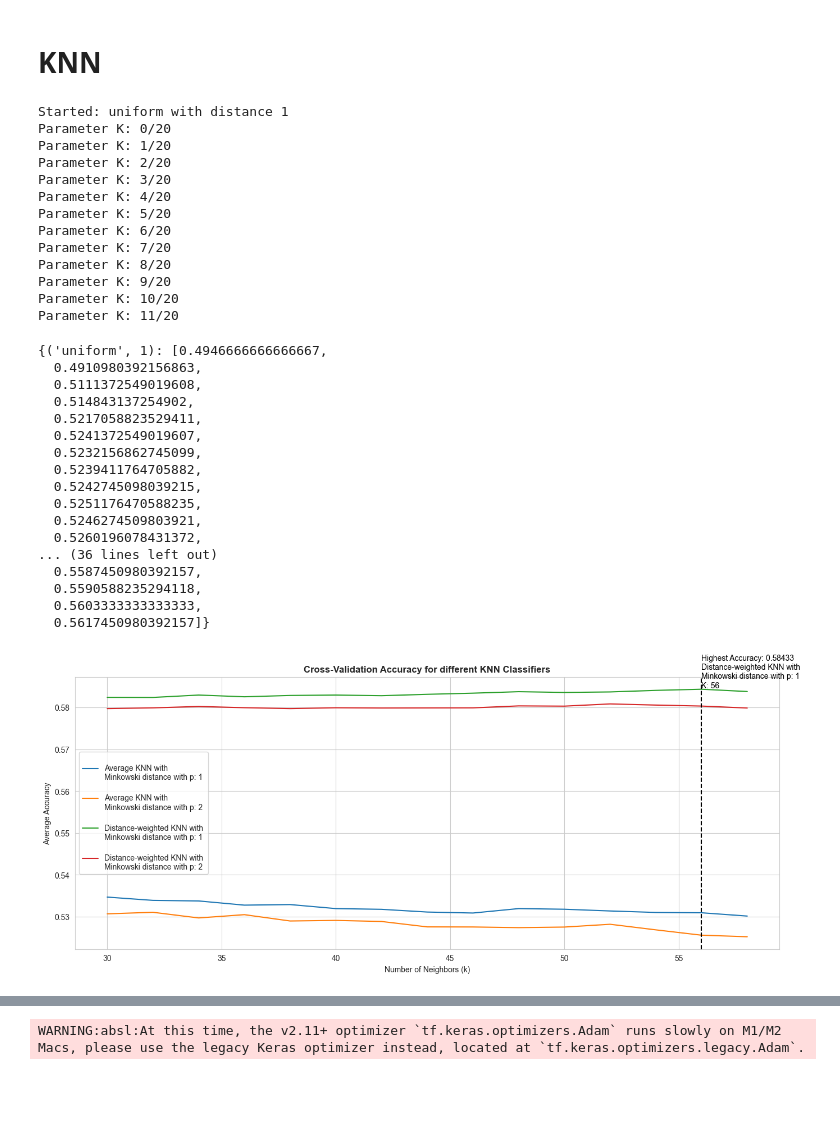
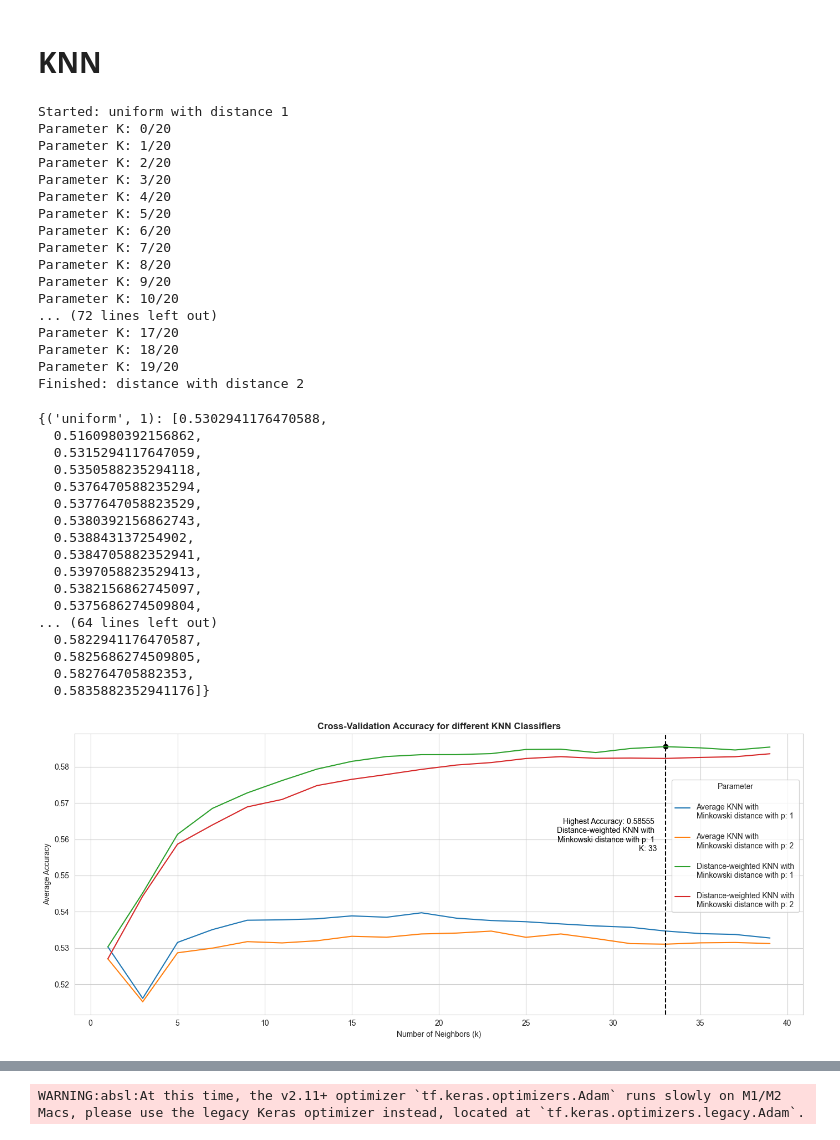
Before and after one commit to laskagrzegorz/dataScienceProject, a Jupyter notebook: 3_tests/Pre-processing.ipynb, the cells around one changed output, grey strips where cells are left out. Drawn from its saved outputs; the diff is of its cells as text; code cells hidden in the pictures; blank space fills up the shorter version.

```diff
--- a/3_tests/Pre-processing.ipynb
+++ b/3_tests/Pre-processing.ipynb
@@ -289,7 +291,7 @@ from sklearn.model_selection import KFold
 from sklearn.metrics import accuracy_score
 import numpy as np
 
-
+np.random.seed(10)
 
 def knn_cross_validation(data_x, data_y, ks=np.arange(1, 40)[::2], ps=[1, 2], weights=['uniform', 'distance']):
     """
@@ -321,7 +323,7 @@ def knn_cross_validation(data_x, data_y, ks=np.arange(1, 40)[::2], ps=[1, 2], we
                 KNN = KNeighborsClassifier(n_neighbors=parameter, weights=weight, algorithm="auto", metric="minkowski", p=p)
 
                 # Perform k-fold Cross-Validation
-                kf = KFold(n_splits=5)  # Split data into 2 folds
+                kf = KFold(n_splits=10)  # Split data into 2 folds
 
                 # List to store cross-validation scores
                 cv_scores = []
@@ -372,27 +374,31 @@ Parameter K: 7/20
 Parameter K: 8/20
 Parameter K: 9/20
 Parameter K: 10/20
-Parameter K: 11/20
+... (72 lines left out)
+Parameter K: 17/20
+Parameter K: 18/20
+Parameter K: 19/20
+Finished: distance with distance 2
 # %%
 mean_cv_scores_dict
 # %% [output]
-{('uniform', 1): [0.4946666666666667,
-  0.4910980392156863,
-  0.5111372549019608,
-  0.514843137254902,
-  0.5217058823529411,
-  0.5241372549019607,
-  0.5232156862745099,
-  0.5239411764705882,
-  0.5242745098039215,
-  0.5251176470588235,
-  0.5246274509803921,
-  0.5260196078431372,
-... (36 lines left out)
-  0.5587450980392157,
-  0.5590588235294118,
-  0.5603333333333333,
-  0.5617450980392157]}
+{('uniform', 1): [0.5302941176470588,
+  0.5160980392156862,
+  0.5315294117647059,
+  0.5350588235294118,
+  0.5376470588235294,
+  0.5377647058823529,
+  0.5380392156862743,
+  0.538843137254902,
+  0.5384705882352941,
+  0.5397058823529413,
+  0.5382156862745097,
+  0.5375686274509804,
+... (64 lines left out)
+  0.5822941176470587,
+  0.5825686274509805,
+  0.582764705882353,
+  0.5835882352941176]}
 # %%
 import matplotlib.pyplot as plt
 
@@ -427,39 +433,45 @@ def plot_mean_cv_scores_list(mean_cv_scores_dicts, titles, ks):
                     max_accuracy_k = max_mean_cv_score_k
                     max_accuracy_weight = weight
                     max_accuracy_p = p
 
                 if weight == "distance":
                     axs.plot(ks, mean_cv_scores, label=f'\nDistance-weighted KNN with \nMinkowski distance with p: {p}')
                 else:
                     axs.plot(ks, mean_cv_scores, label=f'\nAverage KNN with \nMinkowski distance with p: {p}')
 
         # Plot vertical line at the k value corresponding to the highest accuracy
         axs.axvline(x=max_accuracy_k, color='black', linestyle='--')
+
+        axs.scatter(max_accuracy_k, max_accuracy, color = "black")
         # Add text mentioning the combination and the value of the highest accuracy
         if max_accuracy_weight == "distance":
-            axs.text(max_accuracy_k , max_accuracy ,
+            axs.text(max_accuracy_k-0.5 , max_accuracy *0.95,
                       f'Highest Accuracy: {max_accuracy:.5f} \nDistance-weighted KNN with \nMinkowski distance with p: {max_accuracy_p} \nK: {max_accuracy_k}',
-                     verticalalignment='bottom', horizontalalignment='left', color='black')
+                     verticalalignment='bottom', horizontalalignment='right', color='black')
         else:
-            axs.text(max_accuracy_k + 0.1, max_accuracy *1.02,
+            axs.text(max_accuracy_k + 0.1, max_accuracy *0.95,
                       f'Highest Accuracy: {max_accuracy:.5f} \nAverage KNN with \nMinkowski distance with p: {max_accuracy_p} \nK: {max_accuracy_k}',
-                     verticalalignment='bottom', horizontalalignment='left', color='black')
+                     verticalalignment='bottom', horizontalalignment='right', color='black')
 
         axs.set_title(title, fontweight="bold")
         axs.set_xlabel('Number of Neighbors (k)')
         axs.set_ylabel('Average Accuracy')
-        axs.legend()
+        axs.legend(loc='upper right', bbox_to_anchor=(1, 0.85), title = "Parameter")
         axs.grid(True)
 
     plt.tight_layout()
 
+    # Save the plot as an image file with high resolution (300 dpi)
+    plt.savefig("KNN_classifier_hyperparameter_tuning_plot.png", dpi=300, bbox_inches='tight')
+
     plt.show()
+
+    return max_accuracy_p, max_accuracy_weight, max_accuracy_k
 
 
 titles = ['Cross-Validation Accuracy for different KNN Classifiers']
 
-# Example usage:
-plot_mean_cv_scores_list([mean_cv_scores_dict], titles, ks)
+max_accuracy_p, max_accuracy_weight, max_accuracy_k = plot_mean_cv_scores_list([mean_cv_scores_dict], titles, ks)
 # %% [output]
-[figure, old version]
+[figure, new version]
 # %%
```
Also changed, not shown: parts of 10 cells of this notebook, 5 other files.
